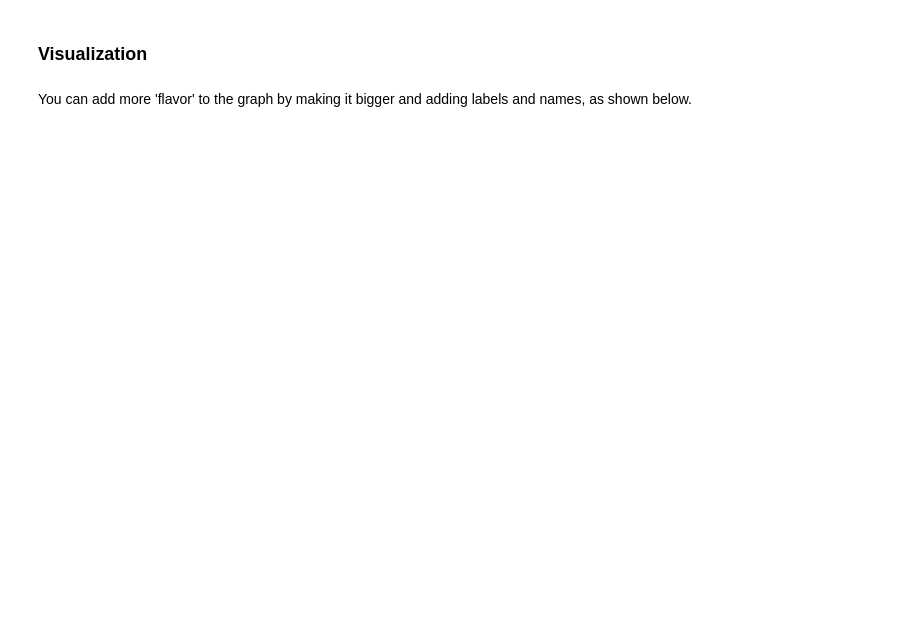
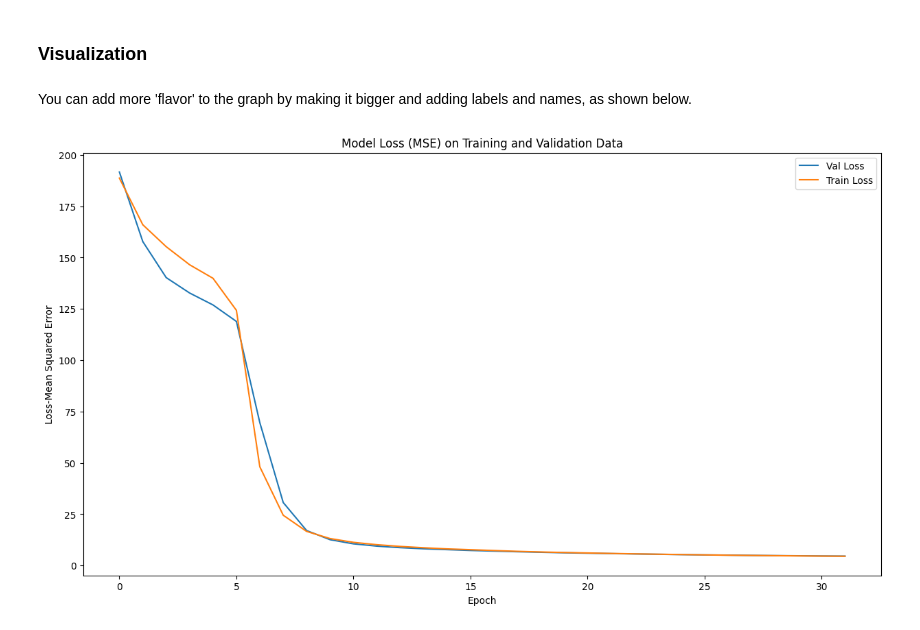
Before and after one commit to kocakcan/ml_foundations, a Jupyter notebook: 04_07_begin.ipynb, the cells around one changed output. Cells and saved outputs as stored; diff of their text form; code cells hidden in the pictures; blank space fills up the shorter version.

Commit message:
added the generalization curve as well 🦁🦁🦁

```diff
--- a/04_07_begin.ipynb
+++ b/04_07_begin.ipynb
@@ -238,6 +238,6 @@ model.add(Dense(1))
 model.compile(optimizer="adam", loss="mse", metrics=["mse"])
 
 # Fit the Model
-model.fit(X_train, y_train, validation_data=(X_test, y_test), epochs=32)
+history = model.fit(X_train, y_train, validation_data=(X_test, y_test), epochs=32)
 # %% [output]
 Epoch 1/32
@@ -266,0 +264,12 @@ You can add more 'flavor' to the graph by making it bigger and adding labels and
+# %%
+## Plot a graph of model loss # show the graph of model loss in trainig and validation
+plt.figure(figsize=(15, 8))
+plt.plot(history.history["loss"])
+plt.plot(history.history["val_loss"])
+plt.title("Model Loss (MSE) on Training and Validation Data")
+plt.ylabel("Loss-Mean Squared Error")
+plt.xlabel("Epoch")
+plt.legend(["Val Loss", "Train Loss"], loc="upper right")
+plt.show()
+# %% [output]
+[figure, added]
```
Also changed, not shown: parts of 2 cells of this notebook.
